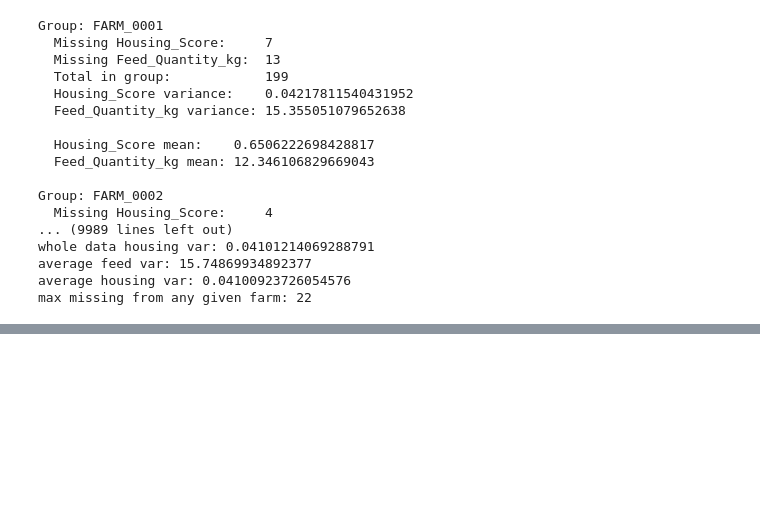
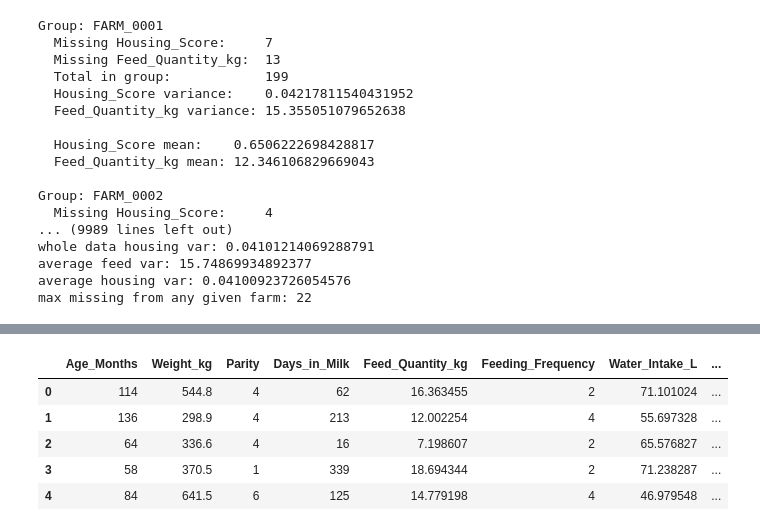
Before and after one commit to issay-s/ML-project, a Jupyter notebook: ML-project.ipynb, the cells around one changed output, grey strips where cells are left out. Saved outputs shown, nothing was run; the diff lists cells and outputs as text; code cells hidden in the pictures; blank space fills up the shorter version.

```diff
--- a/ML-project.ipynb
+++ b/ML-project.ipynb
@@ -188,0 +248,33 @@ Name: Housing_Score, dtype: float64
+# %%
+# according to online, the lactation stages should be defined directly from the days_in_milk.
+# Therefore, we are not adding any new information with the Lactation_Stage column.
+# Therefore, we will remove it.
+
+data_imputed = data_imputed.drop(columns=['Lactation_Stage'])
+data_imputed = data_imputed.drop(columns=['Cattle_ID'])
+
+# We also drop the ID columns as those can only throw off the model.
+data_imputed = data_imputed.drop(columns=['Farm_ID'])
+
+
+# We one hot encode the dates by month. Maybe one season/month will produce more milk than another.
+data_imputed['Date'] = pd.to_datetime(data_imputed['Date'])          # convert to datetime
+data_imputed['Month'] = data_imputed['Date'].dt.month                # 1–12 integers (or .dt.month_name())
+data_imputed = data_imputed.drop(columns=['Date'])
+
+# one-hot encode the month
+data_imputed = pd.get_dummies(data_imputed, columns=['Month'], prefix='month', drop_first=False, dtype=int)
+# %%
+data_OHE = data_imputed.copy()
+data_OHE = pd.get_dummies(data_OHE, columns=["Breed", "Management_System", "Feed_Type", "Climate_Zone"], drop_first=False, dtype=int)
+pd.set_option('display.max_columns', None)
+pd.set_option('display.width', None)
+
+data_OHE.head()
+# %% [output]
+|  | Age_Months | Weight_kg | Parity | Days_in_Milk | Feed_Quantity_kg | Feeding_Frequency | Water_Intake_L | ... |
+| 0 | 114 | 544.8 | 4 | 62 | 16.363455 | 2 | 71.101024 | ... |
+| 1 | 136 | 298.9 | 4 | 213 | 12.002254 | 4 | 55.697328 | ... |
+| 2 | 64 | 336.6 | 4 | 16 | 7.198607 | 2 | 65.576827 | ... |
+| 3 | 58 | 370.5 | 1 | 339 | 18.694344 | 2 | 71.238287 | ... |
+| 4 | 84 | 641.5 | 6 | 125 | 14.779198 | 4 | 46.979548 | ... |
```
Also changed, not shown: parts of 6 cells of this notebook.
